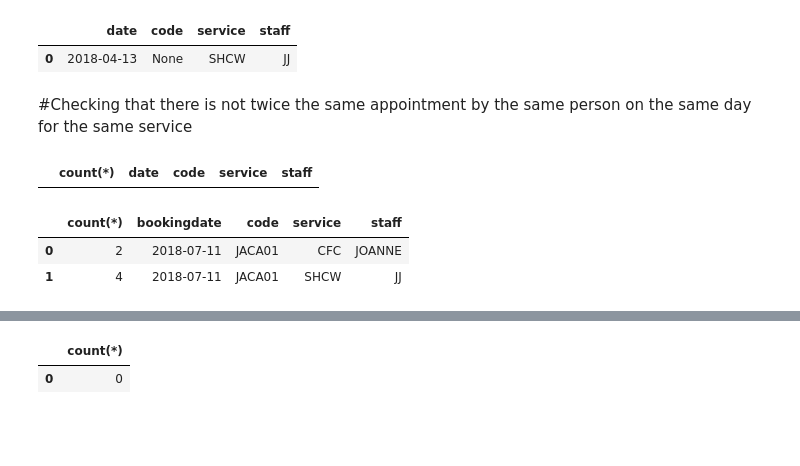
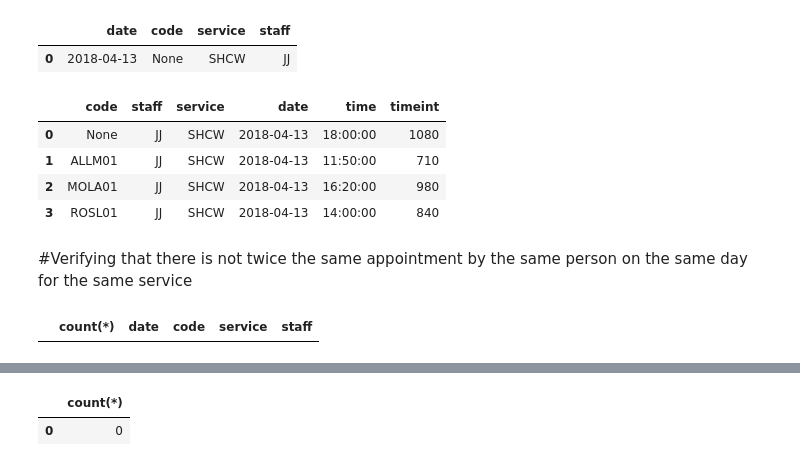
Before and after one commit to ericma007/p1, a Jupyter notebook: notebooks/init-database-exploration.ipynb, the cells around one changed output, grey strips where cells are left out. Cells and saved outputs as stored; diff of their text form; code cells hidden in the pictures; blank space fills up the shorter version.

```diff
--- a/notebooks/init-database-exploration.ipynb
+++ b/notebooks/init-database-exploration.ipynb
@@ -286,8 +301,20 @@ resquery.head()
 # %% [output]
 |  | date | code | service | staff |
 | 0 | 2018-04-13 | None | SHCW | JJ |
+# %%
+#there is a missing customer we will need to delete this row
+query="""select * from futurebooking fb
+    where fb.date='2018-04-13' and fb.service='SHCW' and fb.staff='JJ' """
+resquery=readSQL(query)
+resquery
+# %% [output]
+|  | code | staff | service | date | time | timeint |
+| 0 | None | JJ | SHCW | 2018-04-13 | 18:00:00 | 1080 |
+| 1 | ALLM01 | JJ | SHCW | 2018-04-13 | 11:50:00 | 710 |
+| 2 | MOLA01 | JJ | SHCW | 2018-04-13 | 16:20:00 | 980 |
+| 3 | ROSL01 | JJ | SHCW | 2018-04-13 | 14:00:00 | 840 |
 # %% [markdown]
-#Checking that there is not twice the same appointment by the same person on the same day for the same service
+#Verifying that there is not twice the same appointment by the same person on the same day for the same service
 # %%
 query="""select count(*), fb.date,fb.code,fb.service,fb.staff from futurebooking fb
       group by fb.date,fb.code,fb.service,fb.staff
@@ -296,14 +323,3 @@ resquery=readSQL(query)
 resquery.head()
 # %% [output]
 |  | count(*) | date | code | service | staff |
-# %%
-
-query="""select count(*), bookingdate,code,service, staff from cancellation
-        group by bookingdate,code,service,staff
-        having count(*)>1"""
-resquery=readSQL(query)
-resquery.head()
-# %% [output]
-|  | count(*) | bookingdate | code | service | staff |
-| 0 | 2 | 2018-07-11 | JACA01 | CFC | JOANNE |
-| 1 | 4 | 2018-07-11 | JACA01 | SHCW | JJ |
```
Also changed, not shown: parts of 8 cells of this notebook, 2 other files.
